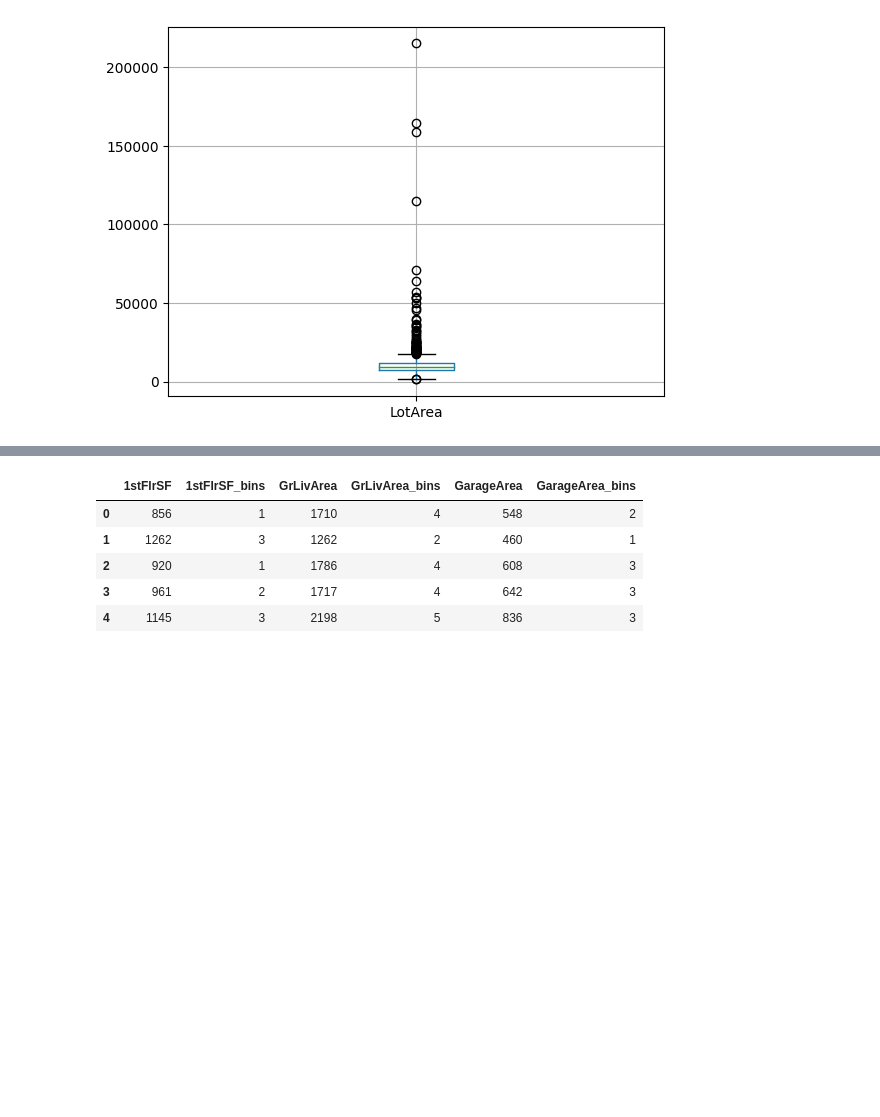
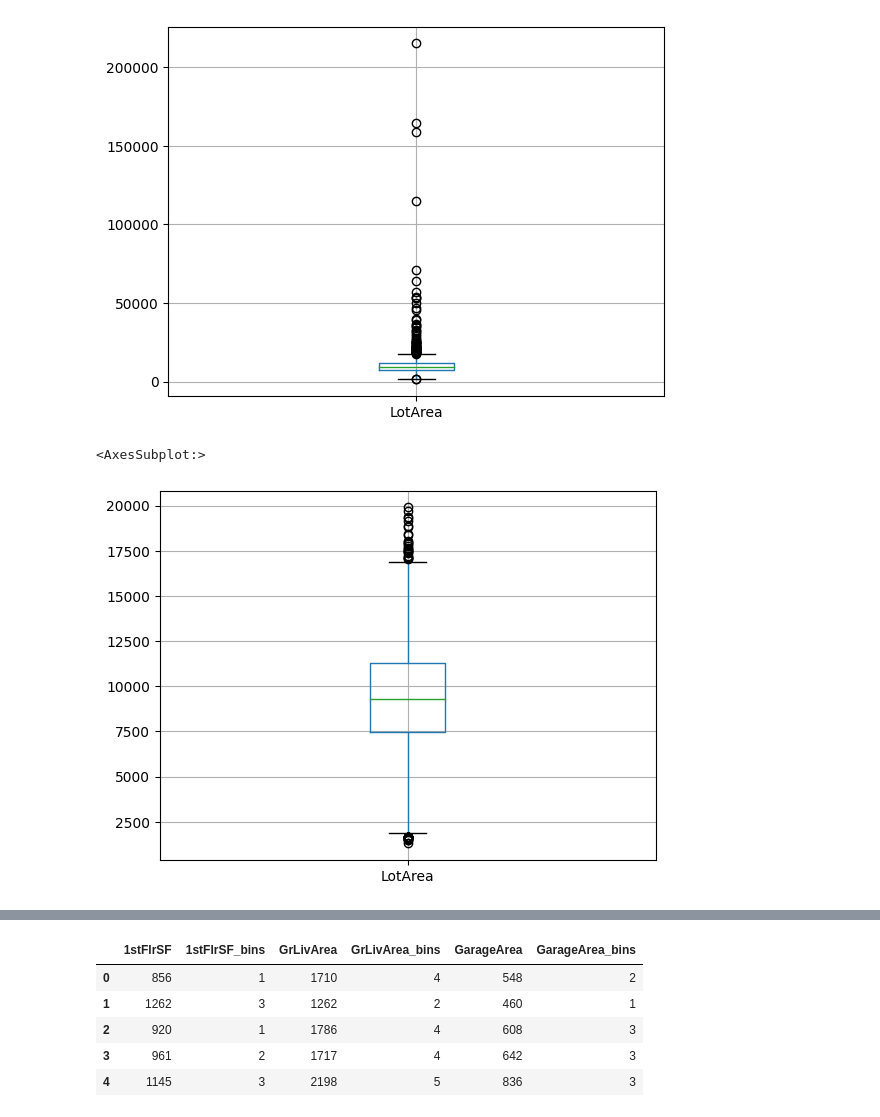
Before and after one commit to mikolajkania/kaggle-03-house-prices, a Jupyter notebook: notebooks/eda_train.ipynb, the cells around one changed output, grey strips where cells are left out. Cells and saved outputs as stored; diff of their text form; code cells hidden in the pictures; blank space fills up the shorter version.

```diff
--- a/notebooks/eda_train.ipynb
+++ b/notebooks/eda_train.ipynb
@@ -83,3 +92,8 @@ train_df.boxplot(column=['LotArea'])
 # %% [output]
 <AxesSubplot:>
 [figure]
+# %%
+train_df[train_df['LotArea'] < 20000].boxplot(column=['LotArea'])
+# %% [output]
+<AxesSubplot:>
+[figure, added]
```
Also changed, not shown: parts of 19 cells of this notebook.
